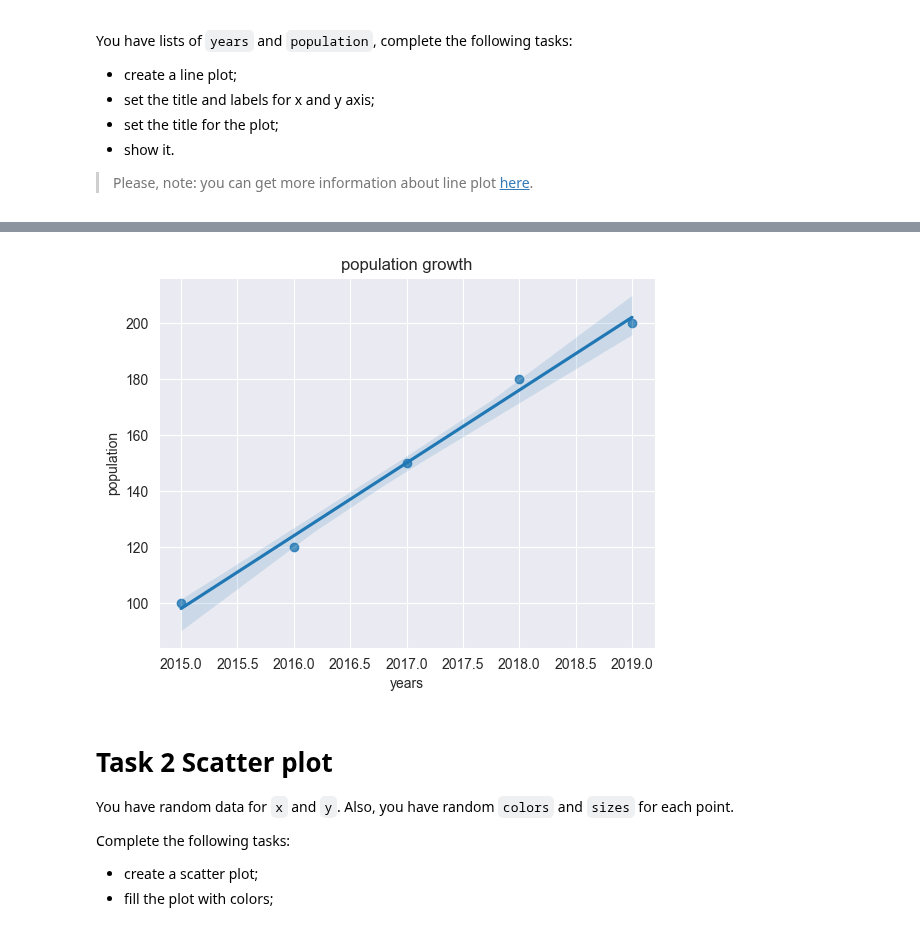
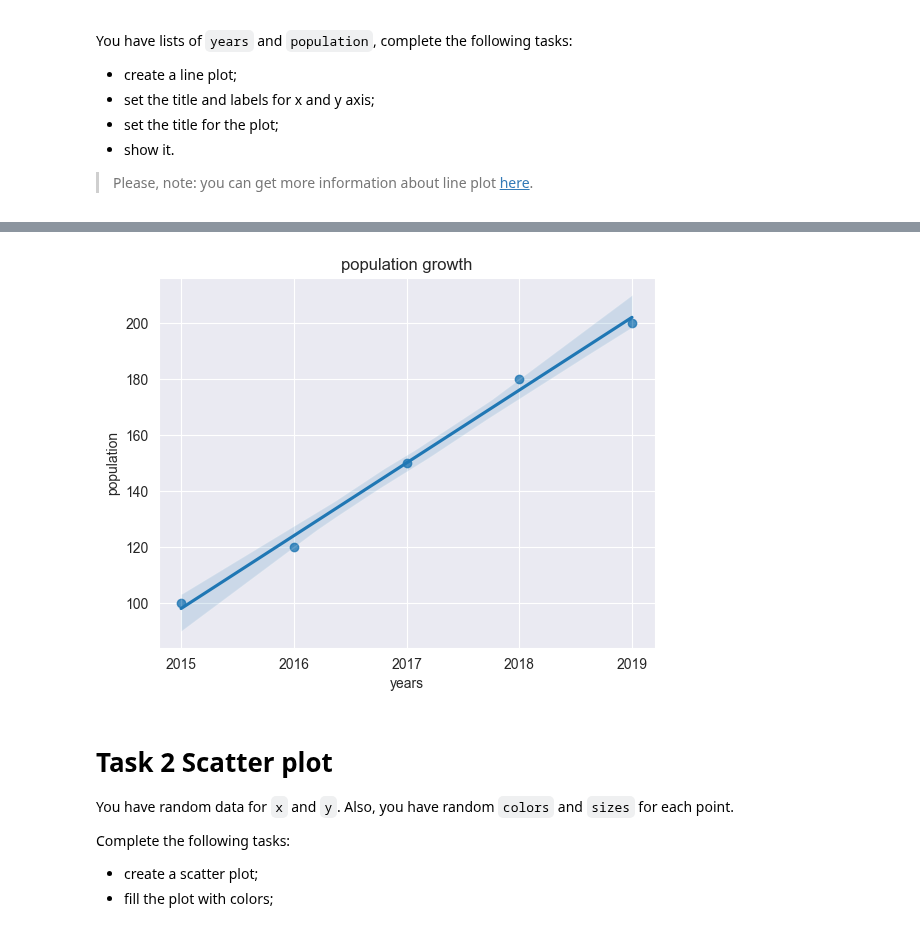
Before and after one commit to mate-academy/py-matplotlib, a Jupyter notebook: app/matplotlib.ipynb, the cells around one changed output, grey strips where cells are left out. Drawn from its saved outputs; the diff is of its cells as text; code cells hidden in the pictures.

```diff
--- a/app/matplotlib.ipynb
+++ b/app/matplotlib.ipynb
@@ -32,13 +31,14 @@ plt.show()
 # %%
 import seaborn as sns
 
 sns.regplot(x=years, y=population)
+plt.xticks(years, map(int, years))
 plt.xlabel('years')
 plt.ylabel('population')
 plt.title('population growth')
 plt.show()
 # %% [output]
-[figure, old version]
+[figure, new version]
 # %% [markdown]
 # Task 2 Scatter plot
 
```
Also changed, not shown: parts of 10 cells of this notebook.
